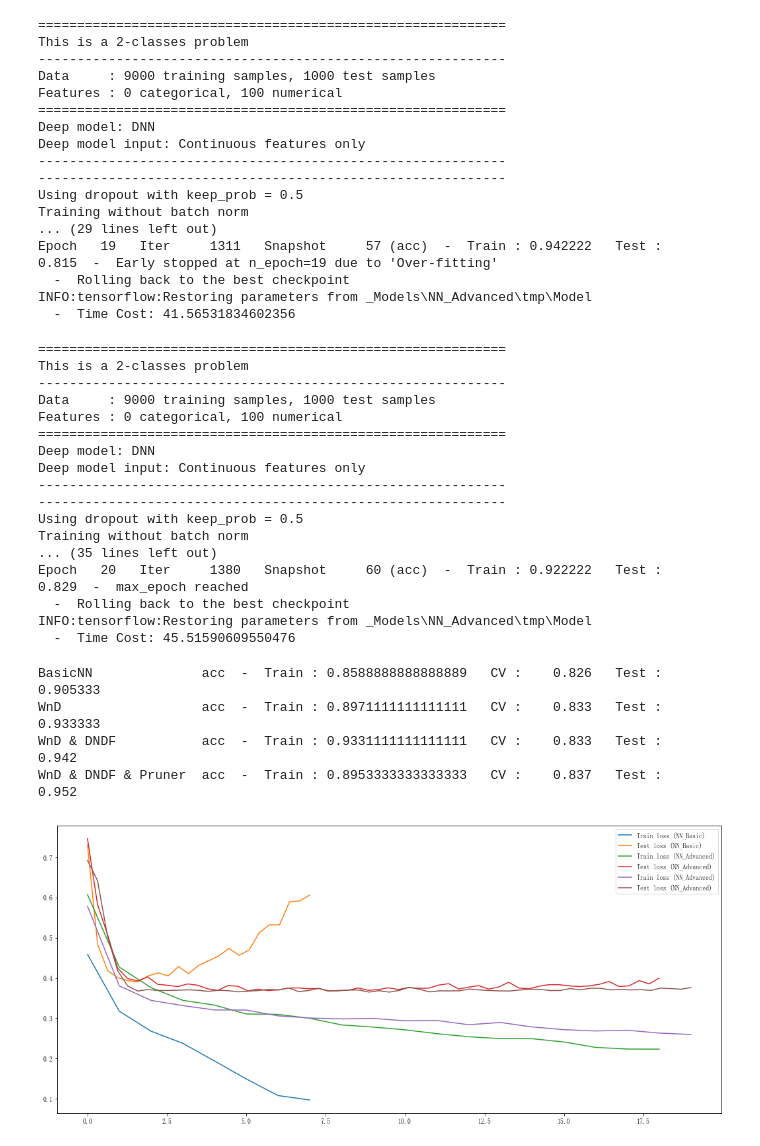
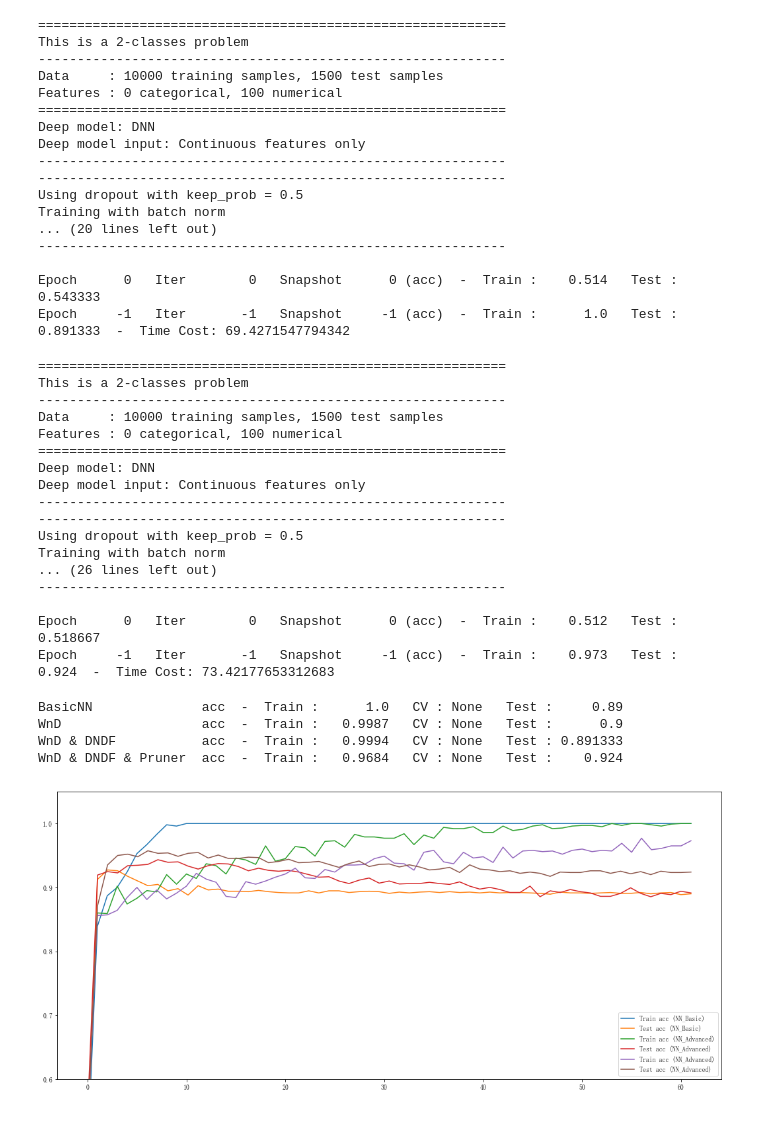
Before and after one commit to carefree0910/MachineLearning, a Jupyter notebook: _Dist/NeuralNetworks/e_AdvancedNN/AdvancedNN.ipynb, the cells around one changed output. Drawn from its saved outputs; the diff is of its cells as text; code cells hidden in the pictures.

```diff
--- a/_Dist/NeuralNetworks/e_AdvancedNN/AdvancedNN.ipynb
+++ b/_Dist/NeuralNetworks/e_AdvancedNN/AdvancedNN.ipynb
@@ -43,8 +42,8 @@ from _Dist.NeuralNetworks.e_AdvancedNN.NN import Advanced
 
 numerical_idx = [True] * 100 + [False]
 categorical_columns = []
-base_params = {
+advanced_params = {
     "data_info": {"numerical_idx": numerical_idx, "categorical_columns": categorical_columns},
-    "model_param_settings": {"max_epoch": 20},
     "model_structure_settings": {"use_dndf": False, "use_pruner": False}
 }
+advanced_params.update(base_params)
@@ -70,0 +50,2 @@ INFO:tensorflow:Restoring parameters from _Models\NN_Advanced\tmp\Model
+# %%
+wnd = Advanced(**advanced_params).fit(x, y, x_test, y_test, snapshot_ratio=0)
@@ -71,11 +70,11 @@ INFO:tensorflow:Restoring parameters from _Models\NN_Advanced\tmp\Model
 # %%
-base_params["model_structure_settings"]["use_dndf"] = True
-wnd_dndf = Advanced(**base_params).fit(x_train, y_train, x_cv, y_cv)
+advanced_params["model_structure_settings"]["use_dndf"] = True
+wnd_dndf = Advanced(**advanced_params).fit(x, y, x_test, y_test, snapshot_ratio=0)
 # %% [output]
 ============================================================
 This is a 2-classes problem
 ------------------------------------------------------------
-Data     : 9000 training samples, 1000 test samples
+Data     : 10000 training samples, 1500 test samples
 Features : 0 categorical, 100 numerical
 ============================================================
 Deep model: DNN
@@ -83,20 +82,20 @@ Deep model input: Continuous features only
 ------------------------------------------------------------
 ------------------------------------------------------------
 Using dropout with keep_prob = 0.5
-Training without batch norm
-... (29 lines left out)
-Epoch   19   Iter     1311   Snapshot     57 (acc)  -  Train : 0.942222   Test :    0.815  -  Early stopped at n_epoch=19 due to 'Over-fitting'
-  -  Rolling back to the best checkpoint
-INFO:tensorflow:Restoring parameters from _Models\NN_Advanced\tmp\Model
-  -  Time Cost: 41.56531834602356
+Training with batch norm
+... (20 lines left out)
+------------------------------------------------------------
+
+Epoch      0   Iter        0   Snapshot      0 (acc)  -  Train :    0.514   Test : 0.543333
+Epoch     -1   Iter       -1   Snapshot     -1 (acc)  -  Train :      1.0   Test : 0.891333  -  Time Cost: 69.4271547794342
 # %%
-base_params["model_structure_settings"]["use_pruner"] = True
-wnd_dndf_pruned = Advanced(**base_params).fit(x_train, y_train, x_cv, y_cv)
+advanced_params["model_structure_settings"]["use_pruner"] = True
+wnd_dndf_pruned = Advanced(**advanced_params).fit(x, y, x_test, y_test, snapshot_ratio=0)
 # %% [output]
 ============================================================
 This is a 2-classes problem
 ------------------------------------------------------------
-Data     : 9000 training samples, 1000 test samples
+Data     : 10000 training samples, 1500 test samples
 Features : 0 categorical, 100 numerical
 ============================================================
 Deep model: DNN
@@ -104,25 +103,25 @@ Deep model input: Continuous features only
 ------------------------------------------------------------
 ------------------------------------------------------------
 Using dropout with keep_prob = 0.5
-Training without batch norm
-... (35 lines left out)
-Epoch   20   Iter     1380   Snapshot     60 (acc)  -  Train : 0.922222   Test :    0.829  -  max_epoch reached
-  -  Rolling back to the best checkpoint
-INFO:tensorflow:Restoring parameters from _Models\NN_Advanced\tmp\Model
-  -  Time Cost: 45.51590609550476
+Training with batch norm
+... (26 lines left out)
+------------------------------------------------------------
+
+Epoch      0   Iter        0   Snapshot      0 (acc)  -  Train :    0.512   Test : 0.518667
+Epoch     -1   Iter       -1   Snapshot     -1 (acc)  -  Train :    0.973   Test :    0.924  -  Time Cost: 73.42177653312683
 # %%
 print("BasicNN              ", end="")
-basic.evaluate(x_train, y_train, x_cv, y_cv, x_test, y_test)
+basic.evaluate(x, y, x_cv, y_cv, x_test, y_test)
 print("WnD                  ", end="")
-wnd.evaluate(x_train, y_train, x_cv, y_cv, x_test, y_test)
+wnd.evaluate(x, y, x_cv, y_cv, x_test, y_test)
 print("WnD & DNDF           ", end="")
-wnd_dndf.evaluate(x_train, y_train, x_cv, y_cv, x_test, y_test)
+wnd_dndf.evaluate(x, y, x_cv, y_cv, x_test, y_test)
 print("WnD & DNDF & Pruner  ", end="")
-wnd_dndf_pruned.evaluate(x_train, y_train, x_cv, y_cv, x_test, y_test)
-draw_losses(basic, wnd_dndf, wnd_dndf_pruned)
+wnd_dndf_pruned.evaluate(x, y, x_cv, y_cv, x_test, y_test)
+draw_acc(basic, wnd_dndf, wnd_dndf_pruned)
 # %% [output]
-BasicNN              acc  -  Train : 0.8588888888888889   CV :    0.826   Test : 0.905333
-WnD                  acc  -  Train : 0.8971111111111111   CV :    0.833   Test : 0.933333
-WnD & DNDF           acc  -  Train : 0.9331111111111111   CV :    0.833   Test :    0.942
-WnD & DNDF & Pruner  acc  -  Train : 0.8953333333333333   CV :    0.837   Test :    0.952
+BasicNN              acc  -  Train :      1.0   CV : None   Test :     0.89
+WnD                  acc  -  Train :   0.9987   CV : None   Test :      0.9
+WnD & DNDF           acc  -  Train :   0.9994   CV : None   Test : 0.891333
+WnD & DNDF & Pruner  acc  -  Train :   0.9684   CV : None   Test :    0.924
-[figure, old version]
+[figure, new version]
```
Also changed, not shown: parts of 6 cells of this notebook, 1 other file.
